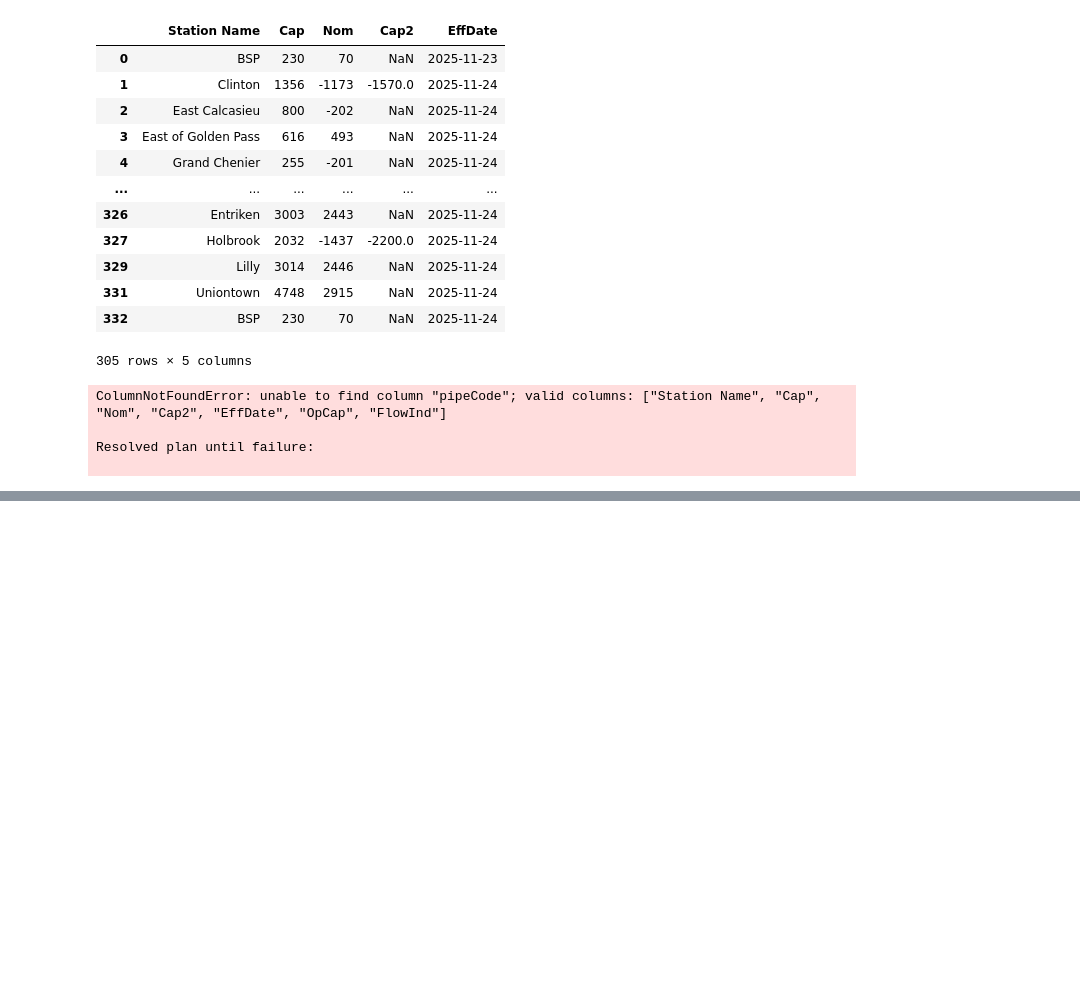
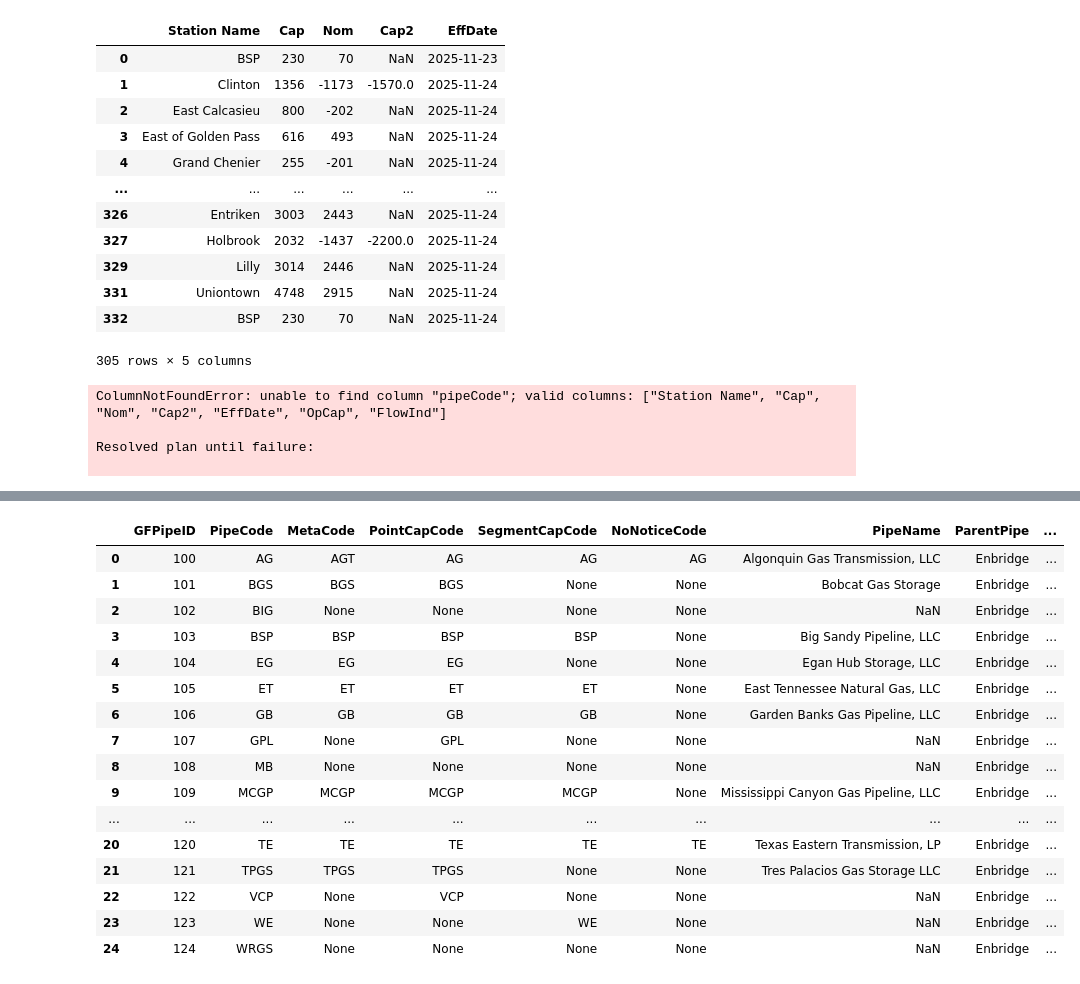
Before and after one commit to Sai-Jagadeesh-UH/enbridgeScrape, a Jupyter notebook: OCcsv.ipynb, the cells around one changed output, grey strips where cells are left out. Saved outputs shown, nothing was run; the diff lists cells and outputs as text; code cells hidden in the pictures; blank space fills up the shorter version.

```diff
--- a/OCcsv.ipynb
+++ b/OCcsv.ipynb
@@ -266,0 +566,30 @@ return pl.concat(lazyList, how="vertical").with_columns(
+# %%
+df =df.rename(columns={'OACode':'PointCapCode', 'OCCode':'SegmentCapCode', 'NNCode':'NoNoticeCode'})
+# %%
+finalConf = pd.DataFrame([{'GFPipeID' : index , **item}for index,item in enumerate(df.to_dict(orient='records'), start=100)])
+# %%
+# finalConf['RowKey'] =
+# pd.concat([finalConf['ParentPipe'],finalConf['GFPipeID'],finalConf['PipeCode']],ignore_index=True,)
+finalConf['RowKey'] = finalConf['ParentPipe']+finalConf['GFPipeID'].astype(str)+finalConf['PipeCode']
+# %%
+finalConf['PartitionKey'] = finalConf['ParentPipe']
+# %%
+finalConf
+# %% [output]
+|  | GFPipeID | PipeCode | MetaCode | PointCapCode | SegmentCapCode | NoNoticeCode | PipeName | ParentPipe | ... |
+| 0 | 100 | AG | AGT | AG | AG | AG | Algonquin Gas Transmission, LLC | Enbridge | ... |
+| 1 | 101 | BGS | BGS | BGS | None | None | Bobcat Gas Storage | Enbridge | ... |
+| 2 | 102 | BIG | None | None | None | None | NaN | Enbridge | ... |
+| 3 | 103 | BSP | BSP | BSP | BSP | None | Big Sandy Pipeline, LLC | Enbridge | ... |
+| 4 | 104 | EG | EG | EG | None | None | Egan Hub Storage, LLC | Enbridge | ... |
+| 5 | 105 | ET | ET | ET | ET | None | East Tennessee Natural Gas, LLC | Enbridge | ... |
+| 6 | 106 | GB | GB | GB | GB | None | Garden Banks Gas Pipeline, LLC | Enbridge | ... |
+| 7 | 107 | GPL | None | GPL | None | None | NaN | Enbridge | ... |
+| 8 | 108 | MB | None | None | None | None | NaN | Enbridge | ... |
+| 9 | 109 | MCGP | MCGP | MCGP | MCGP | None | Mississippi Canyon Gas Pipeline, LLC | Enbridge | ... |
+| ... | ... | ... | ... | ... | ... | ... | ... | ... | ... |
+| 20 | 120 | TE | TE | TE | TE | TE | Texas Eastern Transmission, LP | Enbridge | ... |
+| 21 | 121 | TPGS | TPGS | TPGS | None | None | Tres Palacios Gas Storage LLC | Enbridge | ... |
+| 22 | 122 | VCP | None | VCP | None | None | NaN | Enbridge | ... |
+| 23 | 123 | WE | None | None | WE | None | NaN | Enbridge | ... |
+| 24 | 124 | WRGS | None | None | None | None | NaN | Enbridge | ... |
```
Also changed, not shown: parts of 46 cells of this notebook, 37 other files.
